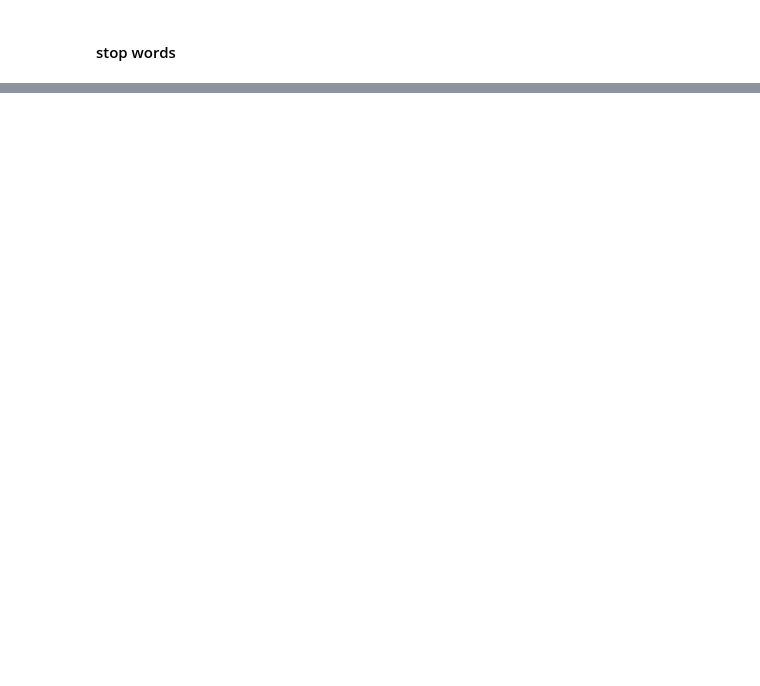
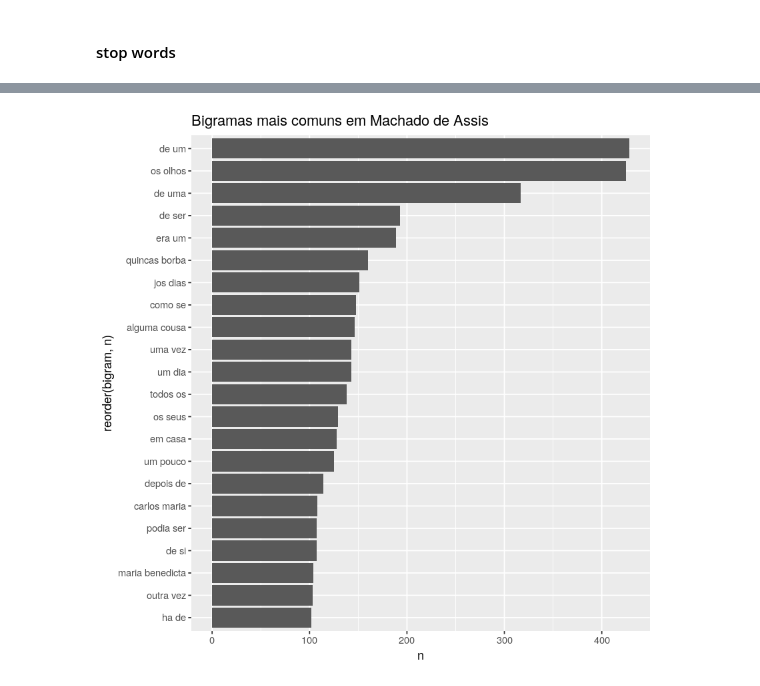
Before and after one commit to brendasalenave/text-mining-R, a Jupyter notebook: Machado-TidyText.ipynb, the cells around one changed output, grey strips where cells are left out. Saved outputs shown, nothing was run; the diff lists cells and outputs as text; code cells hidden in the pictures; blank space fills up the shorter version.

```diff
--- a/Machado-TidyText.ipynb
+++ b/Machado-TidyText.ipynb
@@ -130,6 +269,8 @@ bigrams_united
 # %%
 bigram_tf_idf <- bigrams_united %>%
   count(bigram)
-bigram_tf_idf <- bigram_tf_idf %>% filter(n>30)
-ggplot(aes(x = reorder(bigram, n), y=n), data=bigram_tf_idf) + geom_bar(stat = 'identity') + ggtitle("The Most Common Bigrams in Dickens' novels") + coord_flip()
+bigram_tf_idf <- bigram_tf_idf %>% filter(n>100)
+ggplot(aes(x = reorder(bigram, n), y=n), data=bigram_tf_idf) + geom_bar(stat = 'identity') + ggtitle("Bigramas mais comuns em Machado de Assis") + coord_flip()
+# %% [output]
+[figure, added]
 # %%
```
Also changed, not shown: parts of 24 cells of this notebook.
